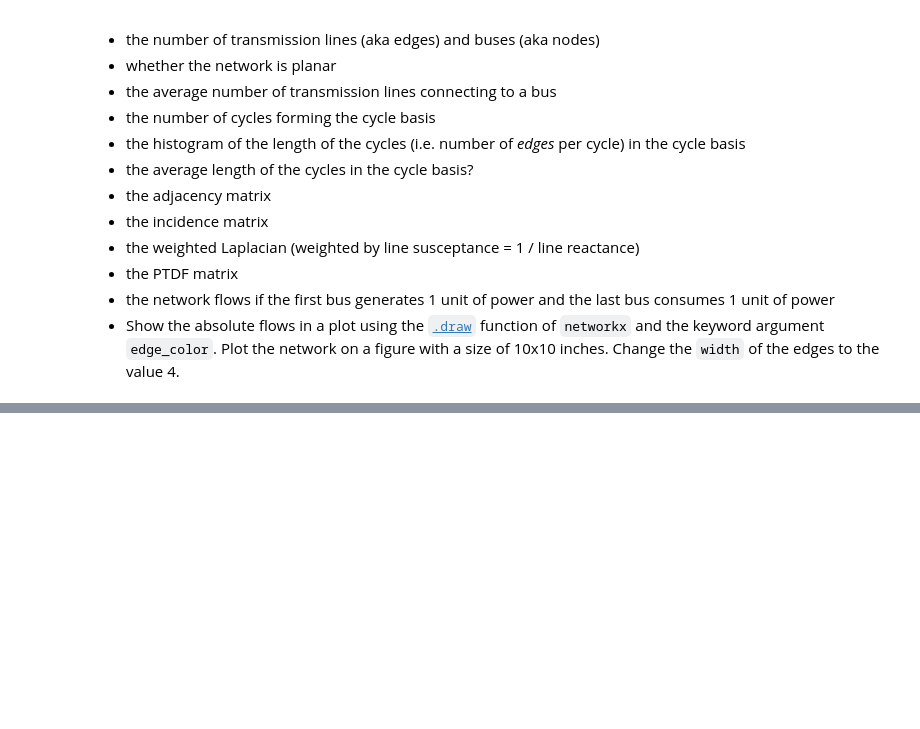
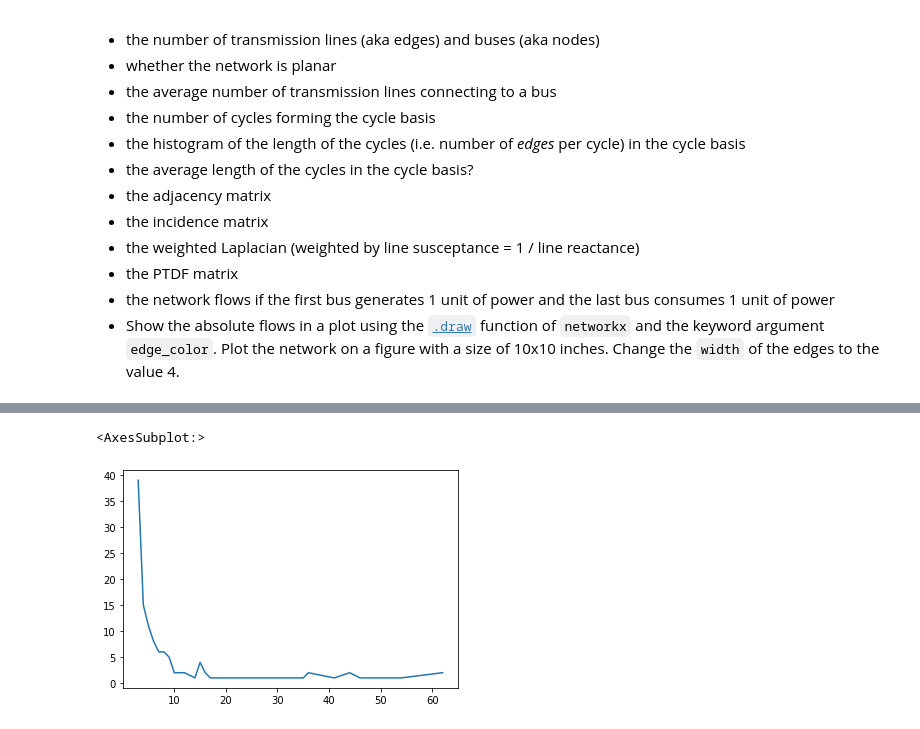
Before and after one commit to fneum/data-science-for-esm, a Jupyter notebook: _sources/07-workshop-networkx.ipynb, the cells around one changed output, grey strips where cells are left out. Cells and saved outputs as stored; diff of their text form; code cells hidden in the pictures; blank space fills up the shorter version.

```diff
--- a/_sources/07-workshop-networkx.ipynb
+++ b/_sources/07-workshop-networkx.ipynb
@@ -590,0 +640,6 @@ For each subgraph (each represents a synchronous zone), determine
+# %%
+# alternative
+pd.Series([len(c) for c in nx.cycle_basis(G)]).value_counts().sort_index().plot()
+# %% [output]
+<AxesSubplot:>
+[figure, added]
```
Also changed, not shown: parts of 31 cells of this notebook, 32 other files.
